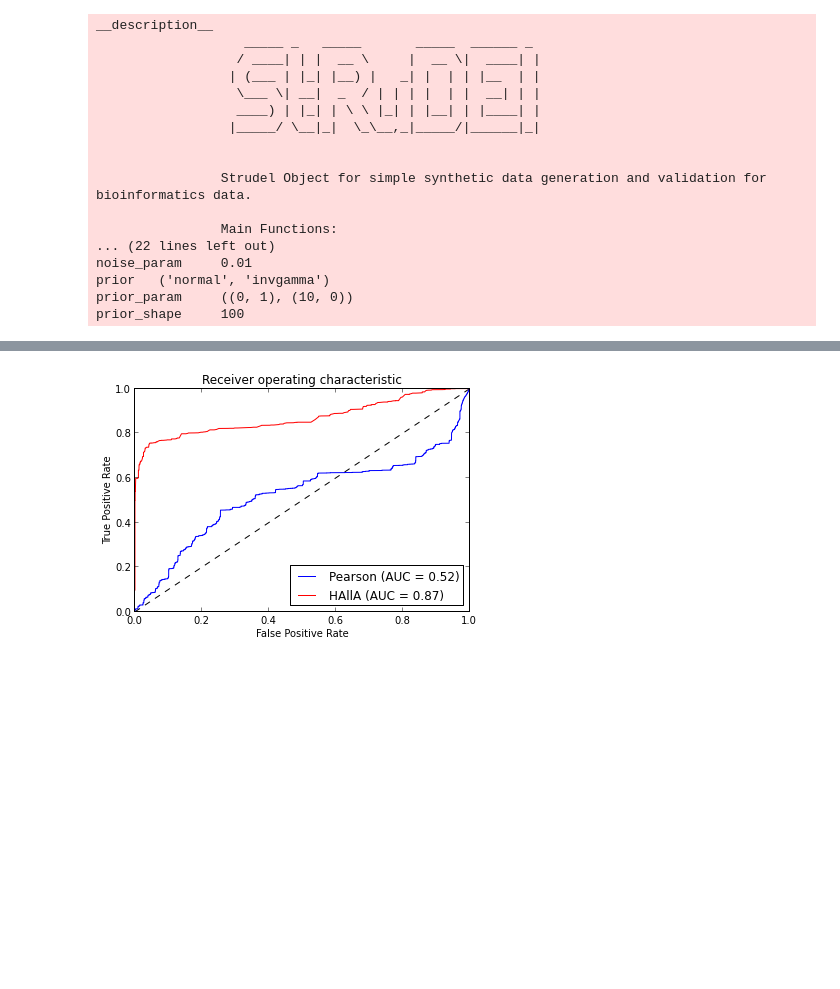
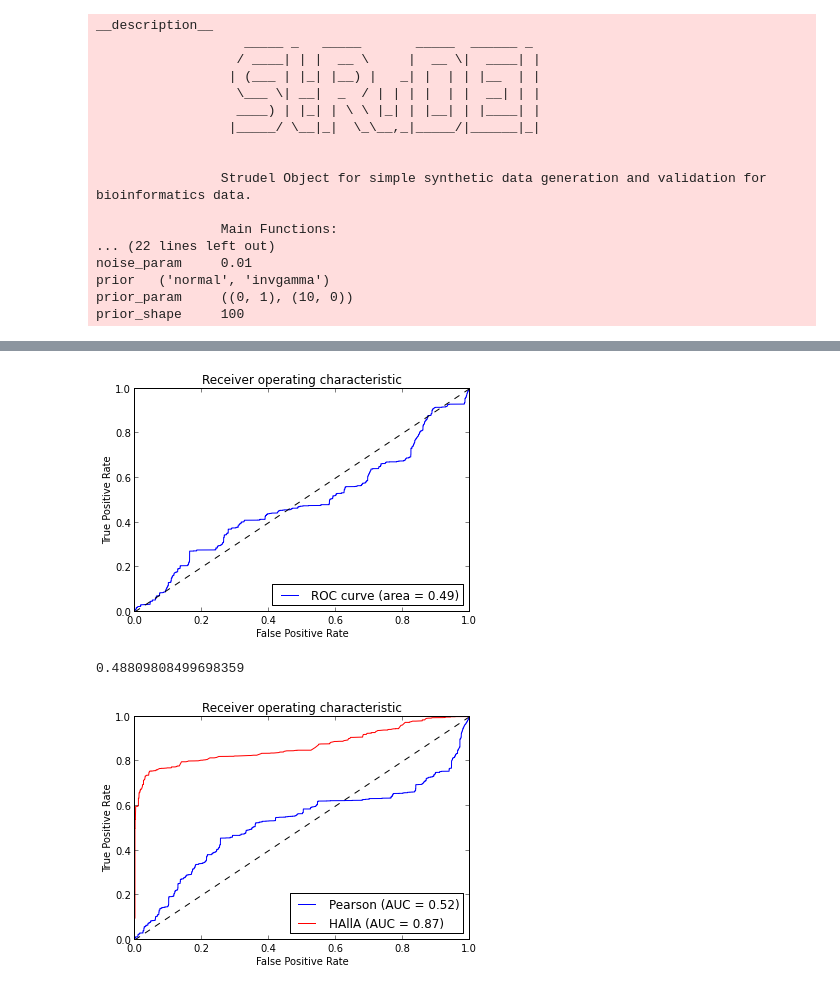
Before and after one commit to biobakery/halla_legacy, a Jupyter notebook: PR_4Jan2014.ipynb, the cells around one changed output, grey strips where cells are left out. Drawn from its saved outputs; the diff is of its cells as text; code cells hidden in the pictures; blank space fills up the shorter version.

```diff
--- a/PR_4Jan2014.ipynb
+++ b/PR_4Jan2014.ipynb
@@ -39,3 +49,8 @@ Znormmi = s.view(X,A,method="norm_mi")
+# %%
+s.roc( Zpearson[:,2], Zpearson[:,1] )
+# %% [output]
+[figure, added]
+0.48809808499698359
 # %%
 import sklearn,pylab
 pearson_fpr, pearson_tpr, pearson_thresholds = sklearn.metrics.roc_curve( Zpearson[:,2], Zpearson[:,1] )
```
Also changed, not shown: parts of 2 cells of this notebook, 1 other file.
